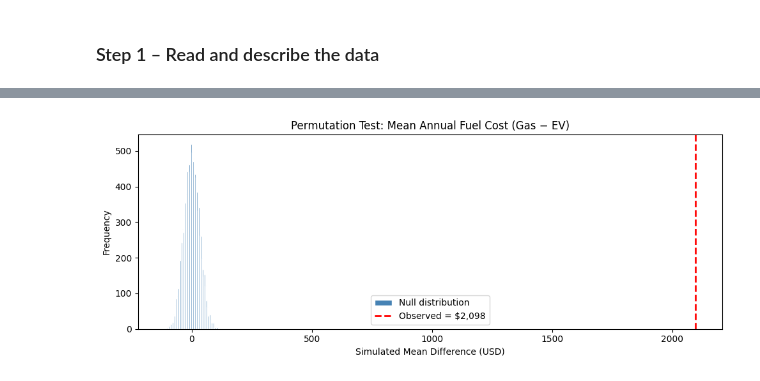
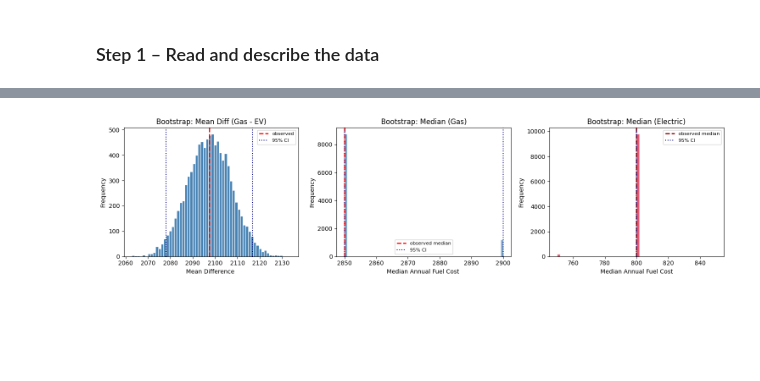
Before and after one commit to sjonchhe12/EVvsGAS, a Jupyter notebook: evgas.ipynb, the cells around one changed output, grey strips where cells are left out. Saved outputs shown, nothing was run; the diff lists cells and outputs as text; code cells hidden in the pictures; blank space fills up the shorter version.

```diff
--- a/evgas.ipynb
+++ b/evgas.ipynb
@@ -5,5 +18,8 @@ import pandas as pd
 import numpy as np
 import matplotlib.pyplot as plt
 
-survey = pd.read_csv("vehicles.csv", sep="\t")
 np.random.seed(42)
+evgas = pd.read_csv("vehicles.csv",low_memory=False)
+
+print(evgas.shape)
+evgas[['year', 'make', 'model', 'VClass', 'fuelType1', 'fuelCost08']].head()
@@ -32,19 +120,15 @@ df.head()
 # %%
-df = df_raw.copy()
+df = evgas.copy()
 
-# Step 1: year filter
+# Filtering year to 2015-2024, and only gas/electric vehicles
 df = df[df['year'].between(2015, 2024)]
-
-# Step 2: fuel filter
 df = df[df['fuelType1'].isin(['Regular Gasoline', 'Premium Gasoline', 'Midgrade Gasoline', 'Electricity'])]
-
-# Step 3: cost filter
 df = df[df['fuelCost08'].notna() & (df['fuelCost08'] > 0)]
 
-# Step 4: fuel category — do this BEFORE class mapping
+# fuel category
 df['fuel_category'] = df['fuelType1'].apply(lambda x: 'Electric' if x == 'Electricity' else 'Gas')
 
-# Step 5: class mapping
+# simplify vehicle class
 def simplify_class(vclass):
     v = str(vclass).lower()
     if any(x in v for x in ['compact', 'small', 'minicompact', 'subcompact']):
@@ -66,6 +150,7 @@ df = df.rename(columns={'fuelCost08': 'annual_fuel_cost'})
 
 print(df['fuel_category'].value_counts())
 print(df['class_simple'].value_counts())
+print('total rows:', len(df))
 # %% [output]
 fuel_category
 Gas         10810
@@ -193,12 +358,34 @@ Reported as: p < 0.001
 # %%
-plt.figure(figsize=(10, 4))
-plt.hist(permdiffs, bins=60, color='steelblue', edgecolor='white', label='Null distribution')
-plt.axvline(obs_diff, color='red', linestyle='dashed', linewidth=2, label=f'Observed = ${obs_diff:,.0f}')
-plt.title('Permutation Test: Mean Annual Fuel Cost (Gas − EV)')
-plt.xlabel('Simulated Mean Difference (USD)')
-plt.ylabel('Frequency')
-plt.legend()
+fig, axes = plt.subplots(1, 3, figsize=(15, 4))
+
+axes[0].hist(boot_mean_diffs, bins=60, color='steelblue', edgecolor='white')
+axes[0].axvline(obs_diff,   color='red',  linestyle='dashed', linewidth=2, label='observed')
+axes[0].axvline(ci_mean[0], color='navy', linestyle=':',      linewidth=1.5, label='95% CI')
+axes[0].axvline(ci_mean[1], color='navy', linestyle=':',      linewidth=1.5)
+axes[0].set_title('Bootstrap: Mean Diff (Gas - EV)')
+axes[0].set_xlabel('Mean Difference ')
+axes[0].set_ylabel('Frequency')
+axes[0].legend(fontsize=8)
+
+axes[1].hist(boot_med_gas, bins=60, color='steelblue', alpha=0.7, edgecolor='white')
+axes[1].axvline(np.median(gas), color='red',  linestyle='dashed', linewidth=2, label='observed median')
+axes[1].axvline(ci_med_gas[0], color='navy', linestyle=':',      linewidth=1.5, label='95% CI')
+axes[1].axvline(ci_med_gas[1], color='navy', linestyle=':',      linewidth=1.5)
+axes[1].set_title('Bootstrap: Median (Gas)')
+axes[1].set_xlabel('Median Annual Fuel Cost ')
+axes[1].set_ylabel('Frequency')
+axes[1].legend(fontsize=8)
+
+axes[2].hist(boot_med_ev, bins=60, color='crimson', alpha=0.7, edgecolor='white')
+axes[2].axvline(np.median(ev),  color='darkred', linestyle='dashed', linewidth=2, label='observed median')
+axes[2].axvline(ci_med_ev[0],   color='navy',    linestyle=':',      linewidth=1.5, label='95% CI')
+axes[2].axvline(ci_med_ev[1],   color='navy',    linestyle=':',      linewidth=1.5)
+axes[2].set_title('Bootstrap: Median (Electric)')
+axes[2].set_xlabel('Median Annual Fuel Cost')
+axes[2].set_ylabel('Frequency')
+axes[2].legend(fontsize=8)
+
 plt.tight_layout()
 plt.show()
 # %% [output]
-[figure, old version]
+[figure, new version]
```
Also changed, not shown: parts of 32 cells of this notebook.
